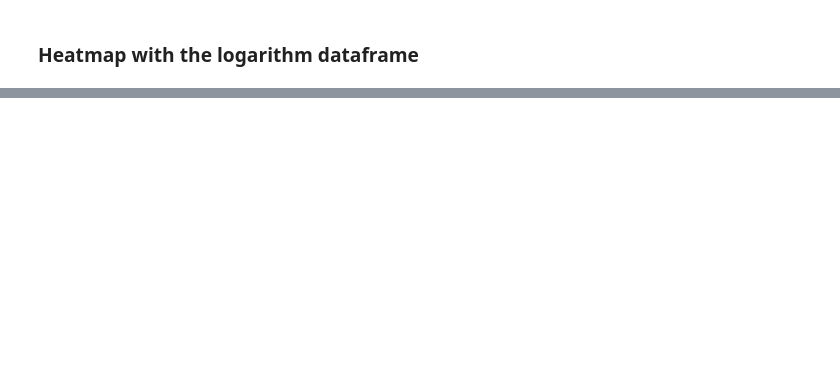
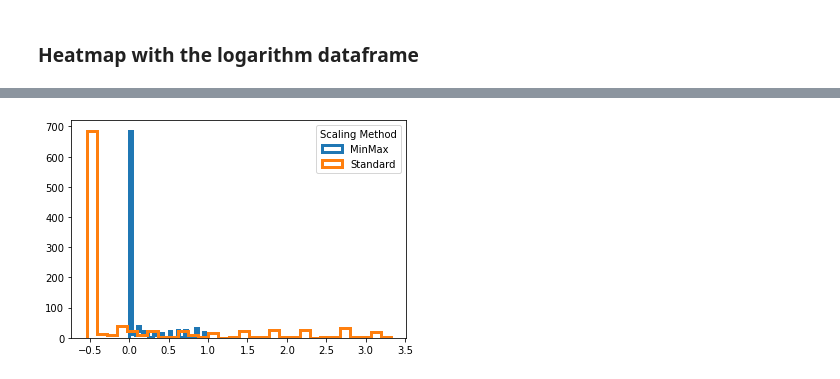
Before and after one commit to Rgalindo85/ESEIT_BigData, a Jupyter notebook: notebooks/1.1.ctovar_Exploring_Data.ipynb, the cells around one changed output, grey strips where cells are left out. Cells and saved outputs as stored; diff of their text form; code cells hidden in the pictures; blank space fills up the shorter version.

```diff
--- a/notebooks/1.1.ctovar_Exploring_Data.ipynb
+++ b/notebooks/1.1.ctovar_Exploring_Data.ipynb
@@ -836,0 +864,4 @@ sns.heatmap(correlations, cmap='Reds', annot=True)
+# %%
+MinMaxScatter(num_df['fare'])
+# %% [output]
+[figure, added]
```
Also changed, not shown: parts of 17 cells of this notebook.
